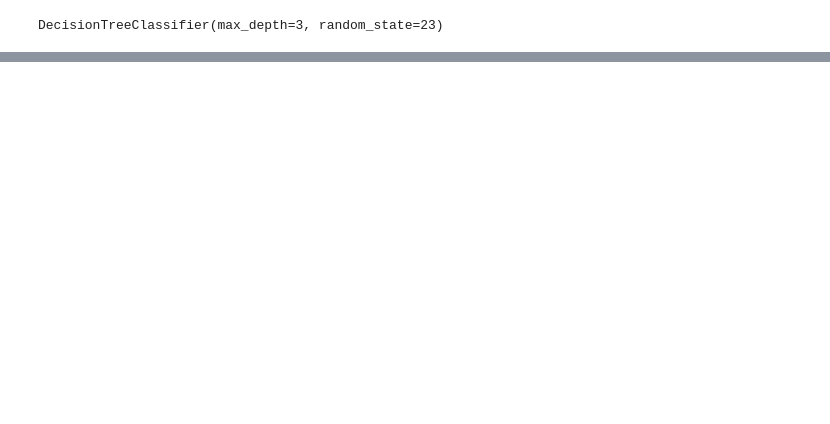
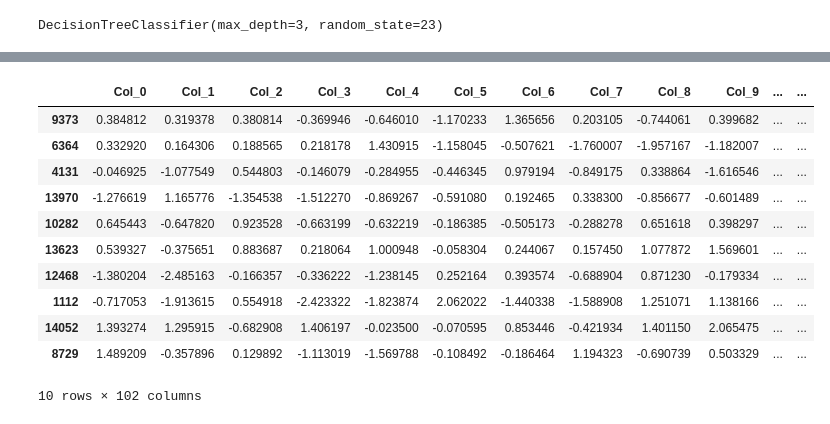
Before and after one commit to iSriBalaji/AAAMLP_Notes, a Jupyter notebook: Cross Validation - K means.ipynb, the cells around one changed output, grey strips where cells are left out. Saved outputs shown, nothing was run; the diff lists cells and outputs as text; code cells hidden in the pictures; blank space fills up the shorter version.

```diff
--- a/Cross Validation - K means.ipynb
+++ b/Cross Validation - K means.ipynb
@@ -232,0 +297,21 @@ Training Acc [0.557, 0.557, 0.609, 0.628, 0.68, 0.725, 0.763, 0.806, 0.842, 0.87
+# %%
+### For skewed data we need to use stratified k fold validation instead of k fold validation
+### Just an example with the sample data
+
+## taking the input data
+input_data2 = train_data
+
+## We can create a new column called kfold and fill it with -1
+input_data2["kfold"] = -1
+
+## Randomizing the rows - frac = 1(100%) of data
+data2 = input_data2.sample(frac=1).reset_index(drop=True)
+
+## initiate the stratified kfold class from model_selection module
+k_fold2 = model_selection.StratifiedKFold(n_splits=5)
+
+## We are filling values in the newly created kfold column in the data
+for fold, (trn_, val_) in enumerate(k_fold2.split(X=data2[columns], y =data2.quality)):
+    data2.loc[val_,"kfold"] = fold
+
+data2.sample(10)
@@ -232,0 +396,27 @@ Training Acc [0.557, 0.557, 0.609, 0.628, 0.68, 0.725, 0.763, 0.806, 0.842, 0.87
+# %%
+### Creating dataset with 15000 samples, 100 features and 1 target
+X, y = datasets.make_regression(n_samples=15000, n_features=100, n_targets=1)
+
+## Converting numpy array to dataframe - X
+df = pd.DataFrame(data=X, columns=[f"Col_{i}" for i in range(X.shape[1])])
+
+### Adding target as another column
+df.loc[:,"label"] = y
+
+### create folds
+df_fold = create_folds(df)
+
+df_fold.sample(10)
+# %% [output]
+|  | Col_0 | Col_1 | Col_2 | Col_3 | Col_4 | Col_5 | Col_6 | Col_7 | Col_8 | Col_9 | ... | ... |
+| 9373 | 0.384812 | 0.319378 | 0.380814 | -0.369946 | -0.646010 | -1.170233 | 1.365656 | 0.203105 | -0.744061 | 0.399682 | ... | ... |
+| 6364 | 0.332920 | 0.164306 | 0.188565 | 0.218178 | 1.430915 | -1.158045 | -0.507621 | -1.760007 | -1.957167 | -1.182007 | ... | ... |
+| 4131 | -0.046925 | -1.077549 | 0.544803 | -0.146079 | -0.284955 | -0.446345 | 0.979194 | -0.849175 | 0.338864 | -1.616546 | ... | ... |
+| 13970 | -1.276619 | 1.165776 | -1.354538 | -1.512270 | -0.869267 | -0.591080 | 0.192465 | 0.338300 | -0.856677 | -0.601489 | ... | ... |
+| 10282 | 0.645443 | -0.647820 | 0.923528 | -0.663199 | -0.632219 | -0.186385 | -0.505173 | -0.288278 | 0.651618 | 0.398297 | ... | ... |
+| 13623 | 0.539327 | -0.375651 | 0.883687 | 0.218064 | 1.000948 | -0.058304 | 0.244067 | 0.157450 | 1.077872 | 1.569601 | ... | ... |
+| 12468 | -1.380204 | -2.485163 | -0.166357 | -0.336222 | -1.238145 | 0.252164 | 0.393574 | -0.688904 | 0.871230 | -0.179334 | ... | ... |
+| 1112 | -0.717053 | -1.913615 | 0.554918 | -2.423322 | -1.823874 | 2.062022 | -1.440338 | -1.588908 | 1.251071 | 1.138166 | ... | ... |
+| 14052 | 1.393274 | 1.295915 | -0.682908 | 1.406197 | -0.023500 | -0.070595 | 0.853446 | -0.421934 | 1.401150 | 2.065475 | ... | ... |
+| 8729 | 1.489209 | -0.357896 | 0.129892 | -1.113019 | -1.569788 | -0.108492 | -0.186464 | 1.194323 | -0.690739 | 0.503329 | ... | ... |
+10 rows × 102 columns
```
Also changed, not shown: parts of 15 cells of this notebook.
